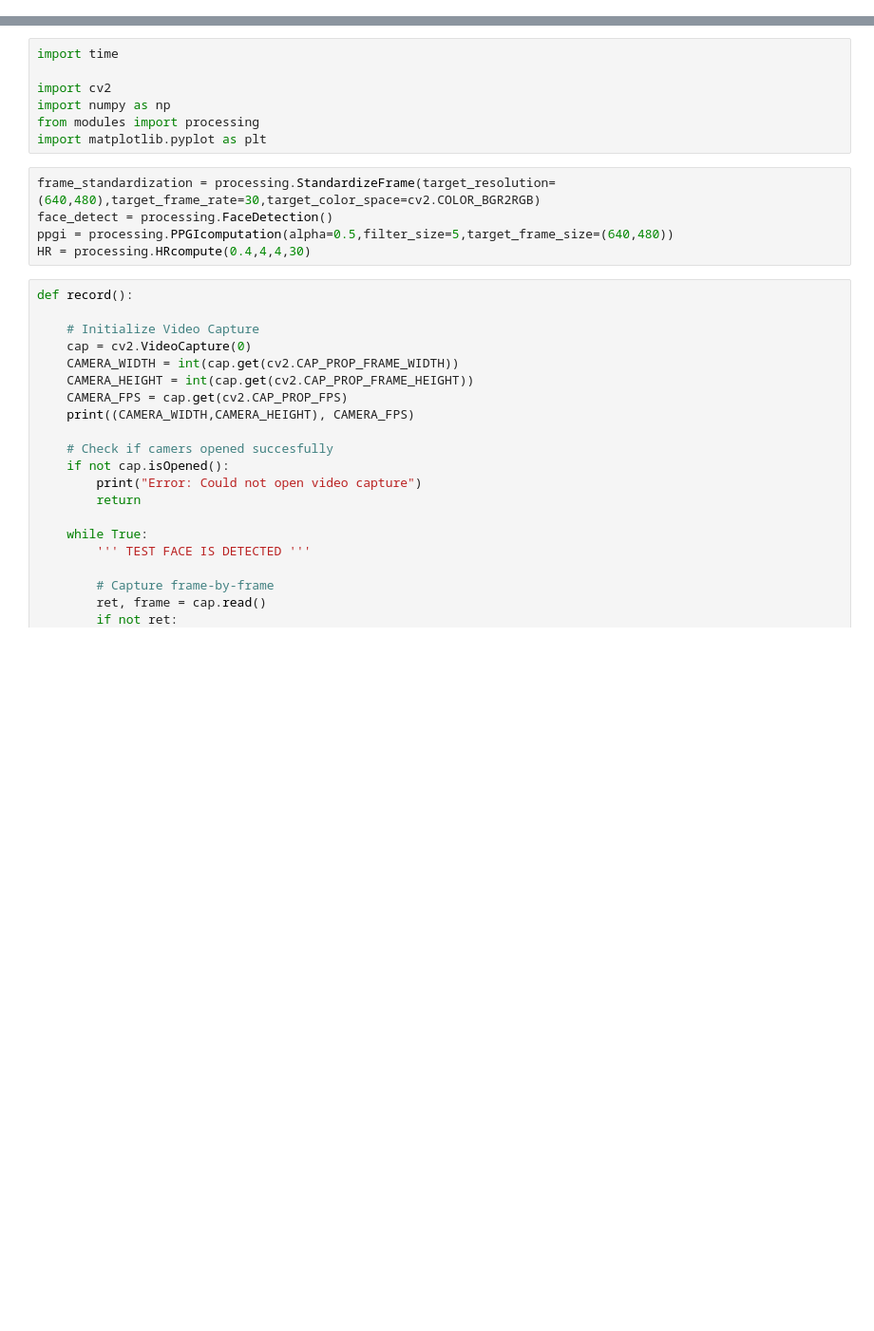
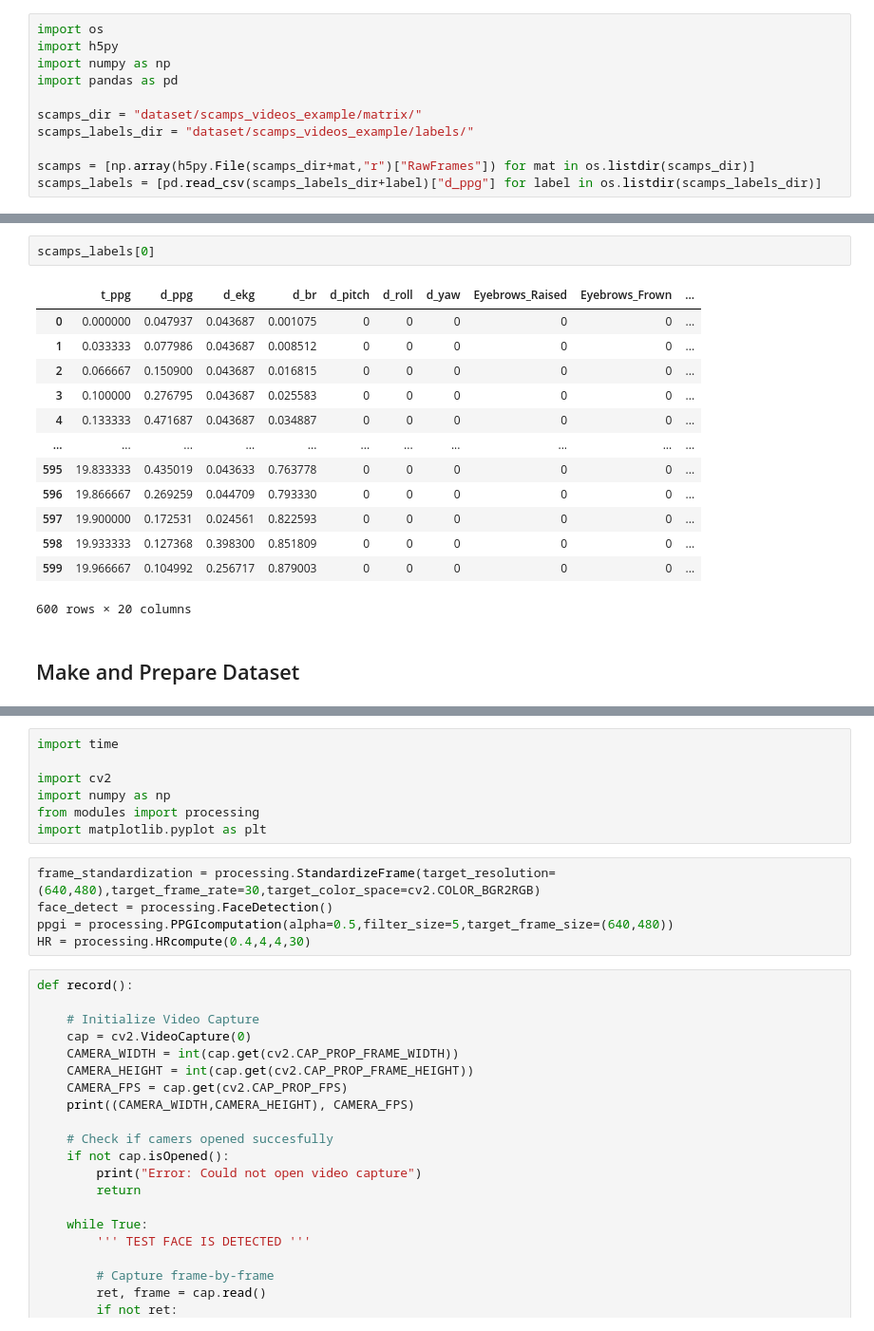
Before and after one commit to emmanuel-olateju/rPPG, a Jupyter notebook: rPPG.ipynb, the cells around one changed output, grey strips where cells are left out. Shown at 95% size. Saved outputs shown, nothing was run; the diff lists cells and outputs as text; blank space fills up the shorter version.

```diff
--- a/rPPG.ipynb
+++ b/rPPG.ipynb
@@ -0,0 +3,11 @@
+# %%
+import os
+import h5py
+import numpy as np
+import pandas as pd
+
+scamps_dir = "dataset/scamps_videos_example/matrix/"
+scamps_labels_dir = "dataset/scamps_videos_example/labels/"
+
+scamps = [np.array(h5py.File(scamps_dir+mat,"r")["RawFrames"]) for mat in os.listdir(scamps_dir)]
+scamps_labels = [pd.read_csv(scamps_labels_dir+label)["d_ppg"] for label in os.listdir(scamps_labels_dir)]
@@ -0,0 +35,18 @@
+# %%
+scamps_labels[0]
+# %% [output]
+|  | t_ppg | d_ppg | d_ekg | d_br | d_pitch | d_roll | d_yaw | Eyebrows_Raised | Eyebrows_Frown | ... |
+| 0 | 0.000000 | 0.047937 | 0.043687 | 0.001075 | 0 | 0 | 0 | 0 | 0 | ... |
+| 1 | 0.033333 | 0.077986 | 0.043687 | 0.008512 | 0 | 0 | 0 | 0 | 0 | ... |
+| 2 | 0.066667 | 0.150900 | 0.043687 | 0.016815 | 0 | 0 | 0 | 0 | 0 | ... |
+| 3 | 0.100000 | 0.276795 | 0.043687 | 0.025583 | 0 | 0 | 0 | 0 | 0 | ... |
+| 4 | 0.133333 | 0.471687 | 0.043687 | 0.034887 | 0 | 0 | 0 | 0 | 0 | ... |
+| ... | ... | ... | ... | ... | ... | ... | ... | ... | ... | ... |
+| 595 | 19.833333 | 0.435019 | 0.043633 | 0.763778 | 0 | 0 | 0 | 0 | 0 | ... |
+| 596 | 19.866667 | 0.269259 | 0.044709 | 0.793330 | 0 | 0 | 0 | 0 | 0 | ... |
+| 597 | 19.900000 | 0.172531 | 0.024561 | 0.822593 | 0 | 0 | 0 | 0 | 0 | ... |
+| 598 | 19.933333 | 0.127368 | 0.398300 | 0.851809 | 0 | 0 | 0 | 0 | 0 | ... |
+| 599 | 19.966667 | 0.104992 | 0.256717 | 0.879003 | 0 | 0 | 0 | 0 | 0 | ... |
+600 rows × 20 columns
+# %% [markdown]
+## Make and Prepare Dataset
```
Also changed, not shown: parts of 8 cells of this notebook, 1 other file.
